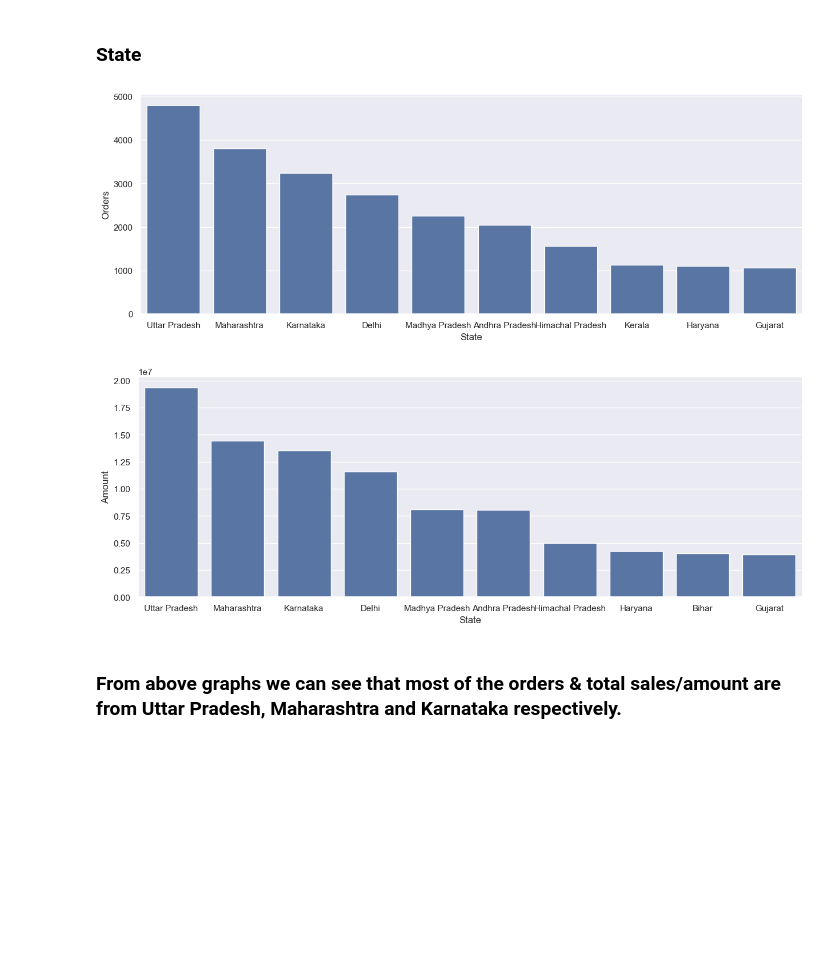
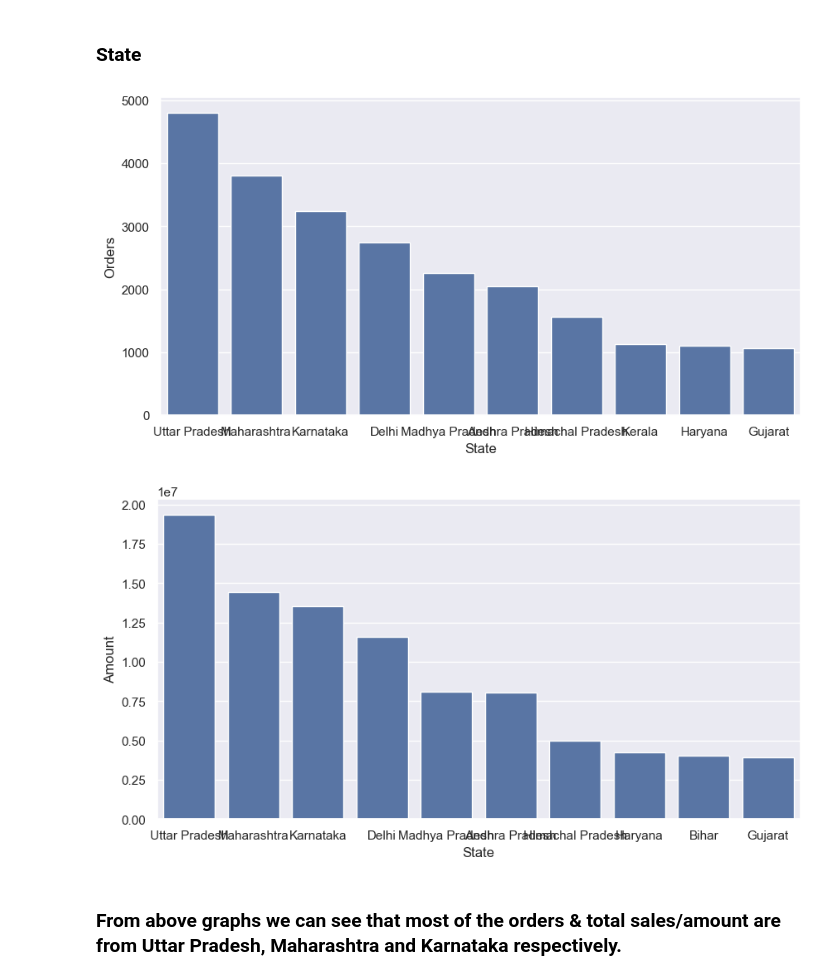
Before and after one commit to SakshiBagul1610/Diwali_Sales_Analysis, a Jupyter notebook: model.ipynb, the cells around one changed output. Drawn from its saved outputs; the diff is of its cells as text; code cells hidden in the pictures; blank space fills up the shorter version.

```diff
--- a/model.ipynb
+++ b/model.ipynb
@@ -142,6 +142,7 @@ plt.show()
 
 sales_gen = df.groupby(['Gender'], as_index=False)['Amount'].sum().sort_values(by='Amount', ascending=False)
 
+sns.set(rc={'figure.figsize':(5,5)})
 sns.barplot(x = 'Gender',y= 'Amount' ,data = sales_gen)
 plt.show()
 # %% [output]
@@ -151,6 +152,7 @@ plt.show()
 # %% [markdown]
 ### **Age**
 # %%
+sns.set(rc={'figure.figsize':(10,5)})
 ax = sns.countplot(data = df, x = 'Age Group', hue = 'Gender')
 
 for bars in ax.containers:
@@ -162,6 +164,7 @@ plt.show()
 # Total Amount vs Age Group
 sales_age = df.groupby(['Age Group'], as_index=False)['Amount'].sum().sort_values(by='Amount', ascending=False)
 
+sns.set(rc={'figure.figsize':(10,5)})
 sns.barplot(x = 'Age Group',y= 'Amount' ,data = sales_age)
 plt.show()
 # %% [output]
@@ -175,21 +178,21 @@ plt.show()
 
 sales_state = df.groupby(['State'], as_index=False)['Orders'].sum().sort_values(by='Orders', ascending=False).head(10)
 
-sns.set(rc={'figure.figsize':(15,5)})
+sns.set(rc={'figure.figsize':(10,5)})
 sns.barplot(data = sales_state, x = 'State',y= 'Orders')
 plt.show()
 # %% [output]
-[figure, old version]
+[figure, new version]
 # %%
 # total amount/sales from top 10 states
 
 sales_state = df.groupby(['State'], as_index=False)['Amount'].sum().sort_values(by='Amount', ascending=False).head(10)
 
-sns.set(rc={'figure.figsize':(15,5)})
+sns.set(rc={'figure.figsize':(10,5)})
 sns.barplot(data = sales_state, x = 'State',y= 'Amount')
 plt.show()
 # %% [output]
-[figure, old version]
+[figure, new version]
 # %% [markdown]
 ### From above graphs we can see that most of the orders & total sales/amount are from Uttar Pradesh, Maharashtra and Karnataka respectively.
 # %% [markdown]
```
Also changed, not shown: parts of 7 cells of this notebook, 1 other file.
